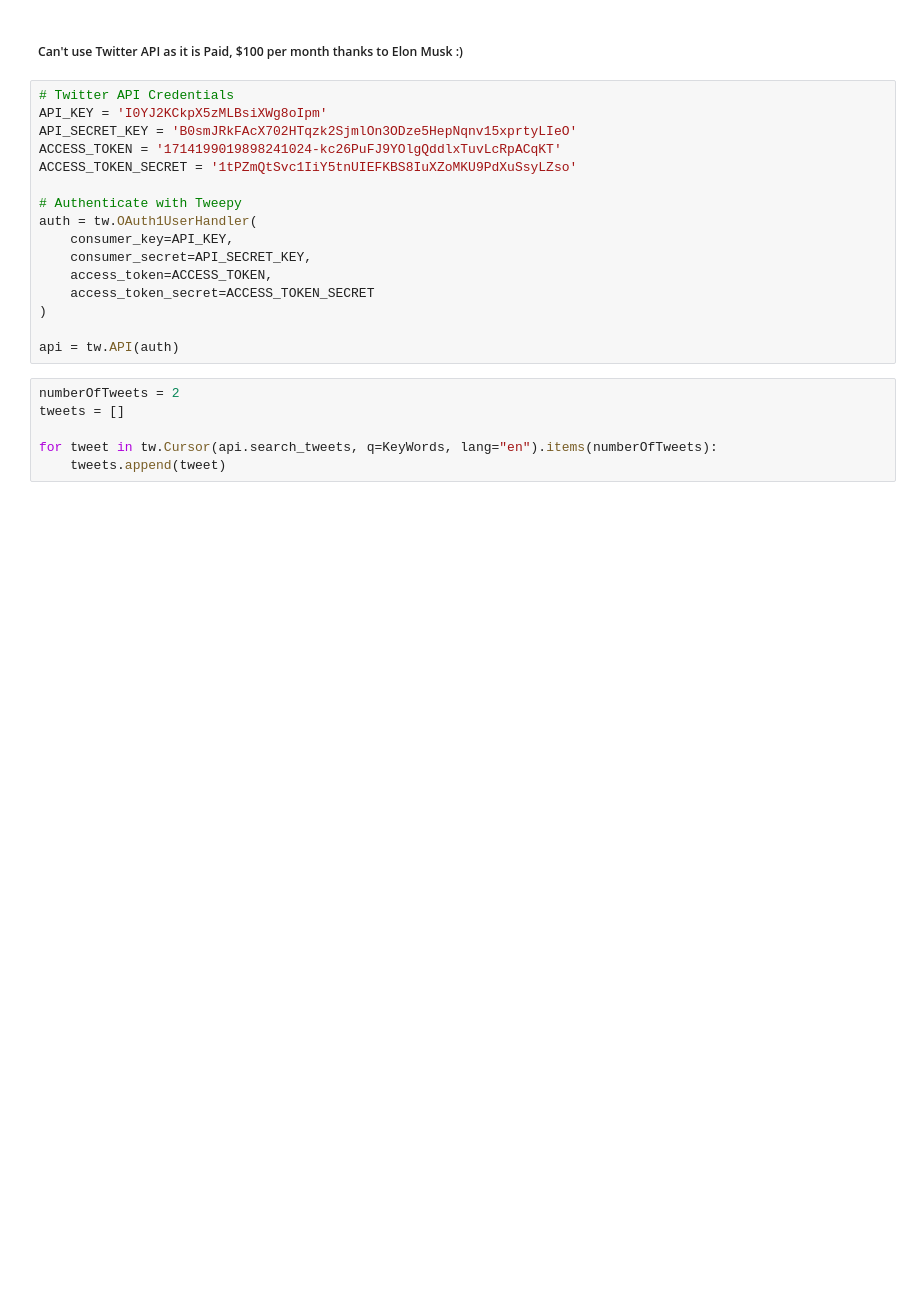
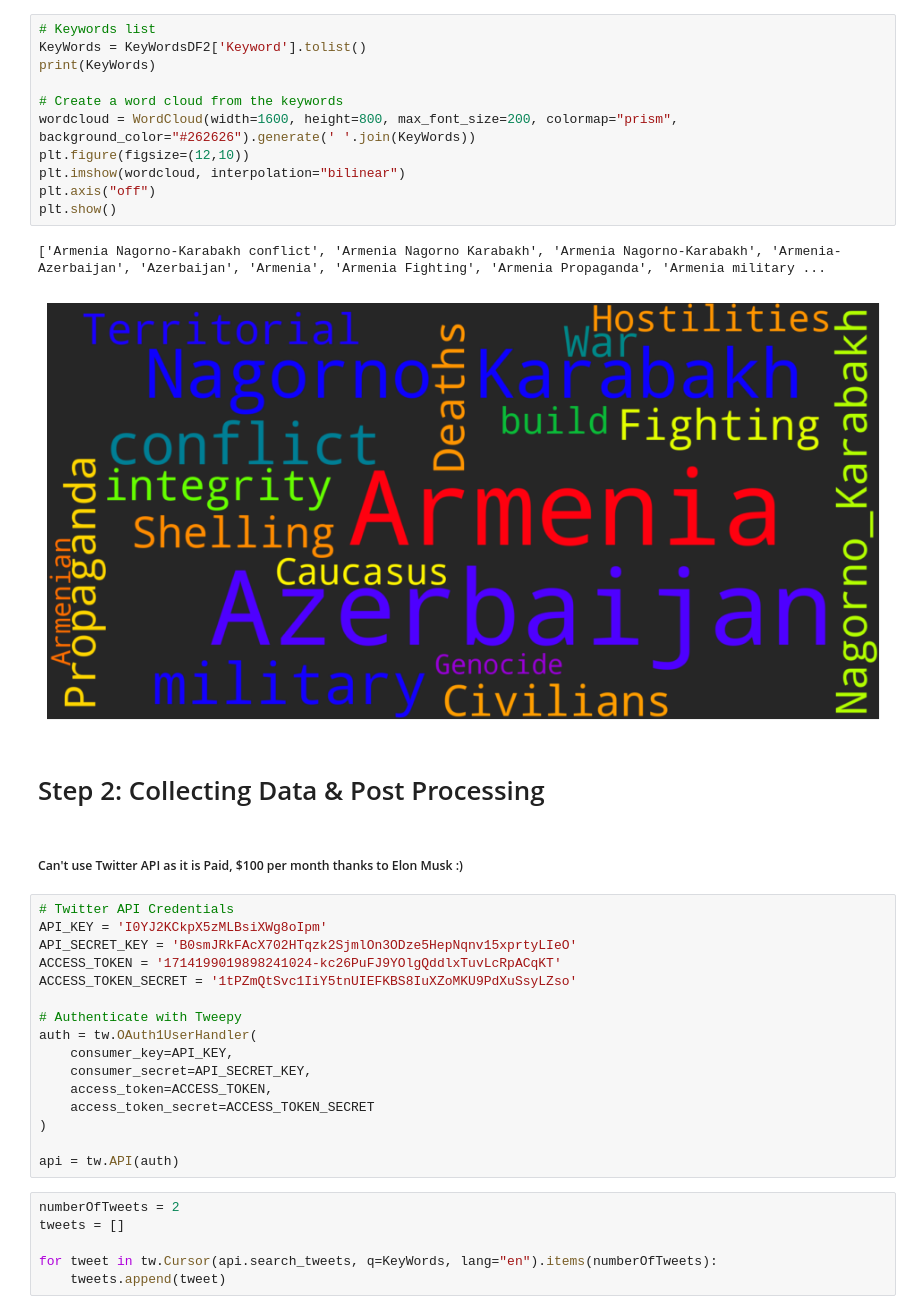
Before and after one commit to ShabGaming/DESN9002_Code4Crisis, a Jupyter notebook: DataCollection.ipynb, the cells around one changed output. Drawn from its saved outputs; the diff is of its cells as text; blank space fills up the shorter version.

Commit message:
Updated application till Step 2

```diff
--- a/DataCollection.ipynb
+++ b/DataCollection.ipynb
@@ -15,3 +108,19 @@ KeyWords = ["Armenia"]
+# %%
+# Keywords list
+KeyWords = KeyWordsDF2['Keyword'].tolist()
+print(KeyWords)
+
+# Create a word cloud from the keywords
+wordcloud = WordCloud(width=1600, height=800, max_font_size=200, colormap="prism", background_color="#262626").generate(' '.join(KeyWords))
+plt.figure(figsize=(12,10))
+plt.imshow(wordcloud, interpolation="bilinear")
+plt.axis("off")
+plt.show()
+# %% [output]
+['Armenia Nagorno-Karabakh conflict', 'Armenia Nagorno Karabakh', 'Armenia Nagorno-Karabakh', 'Armenia-Azerbaijan', 'Azerbaijan', 'Armenia', 'Armenia Fighting', 'Armenia Propaganda', 'Armenia military ...
+[figure, added]
+# %% [markdown]
+# Step 2: Collecting Data & Post Processing
 # %% [markdown]
 ##### Can't use Twitter API as it is Paid, $100 per month thanks to Elon Musk :)
 # %%
```
Also changed, not shown: parts of 32 cells of this notebook, 3 other files.
